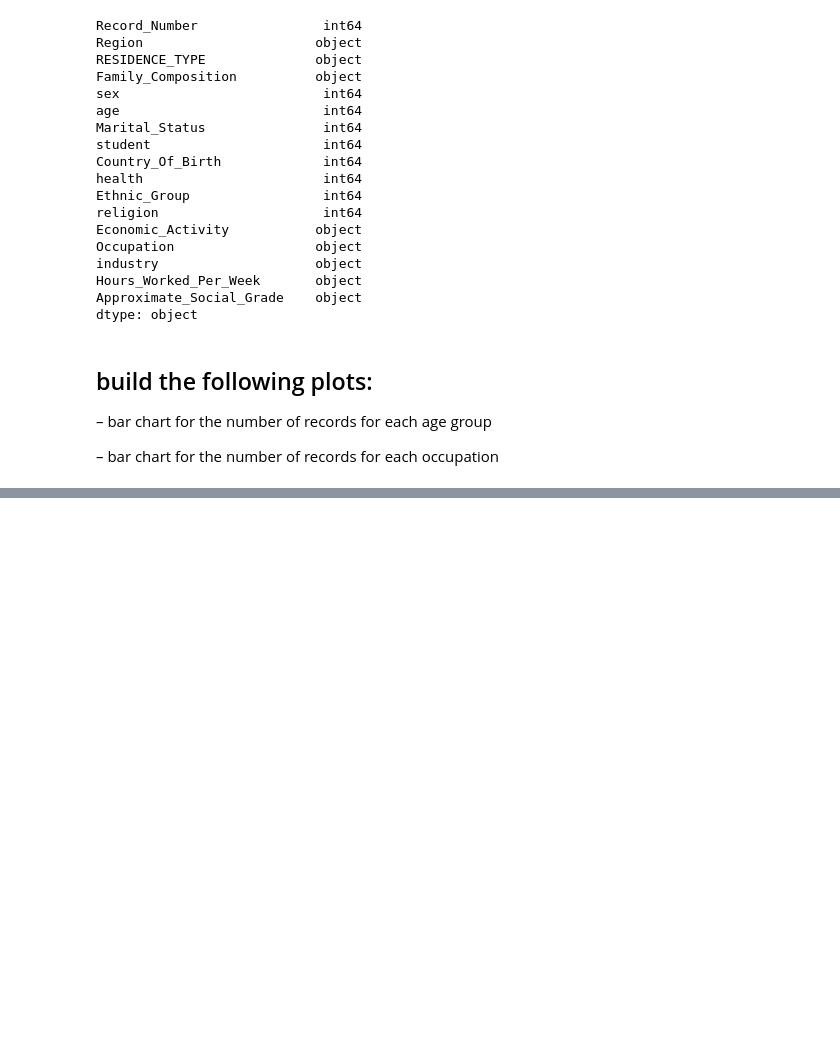
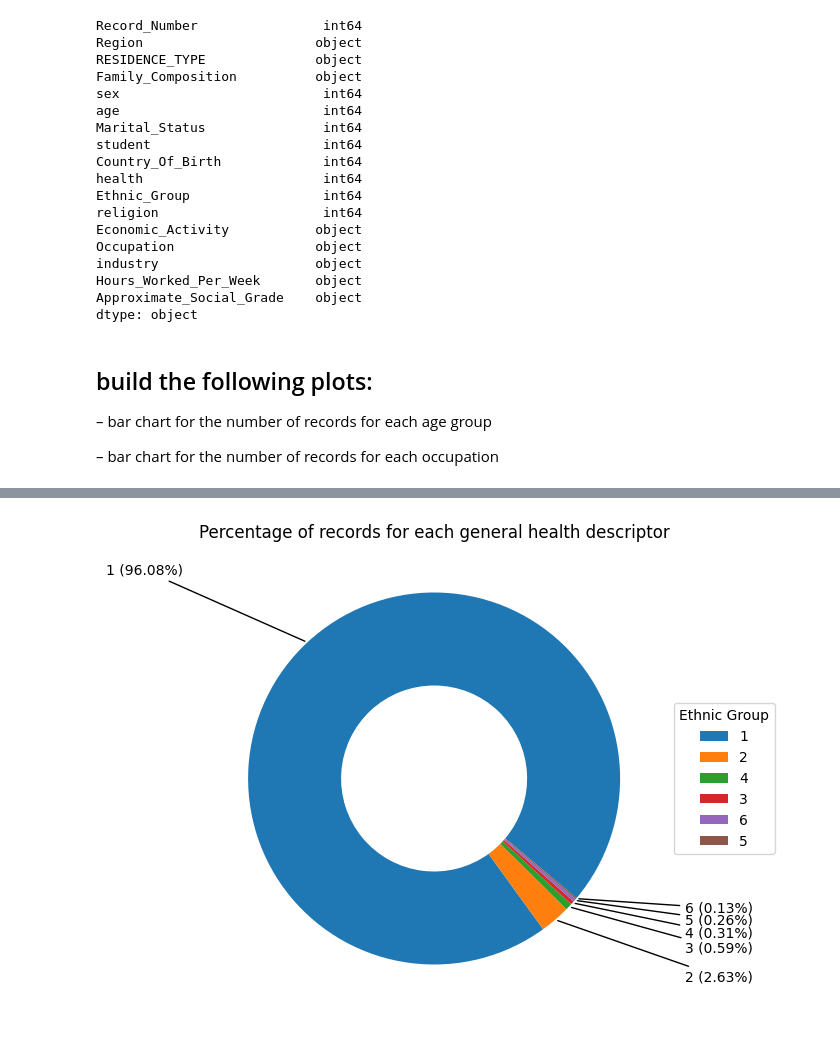
Before and after one commit to RyanStuart1/Python-final-assignment, a Jupyter notebook: notebooks/census2011.ipynb, the cells around one changed output, grey strips where cells are left out. Saved outputs shown, nothing was run; the diff lists cells and outputs as text; code cells hidden in the pictures; blank space fills up the shorter version.

```diff
--- a/notebooks/census2011.ipynb
+++ b/notebooks/census2011.ipynb
@@ -309,0 +296,28 @@ plt.show()
+# %%
+import matplotlib.pyplot as plt
+import pandas as pd
+
+data = pd.read_csv('../data/Refined_Scotland_teaching_file_1PCT.csv')
+
+# Create the pie chart
+plt.figure(figsize=(6, 8))
+wedges, _ = plt.pie(data['Ethnic_Group'].value_counts(), wedgeprops=dict(width=0.5), startangle=-40)
+
+# Annotate wedges with percentages
+for i, p in enumerate(wedges):
+    ang = (p.theta2 - p.theta1) / 2. + p.theta1
+    y = np.sin(np.deg2rad(ang))
+    x = np.cos(np.deg2rad(ang))
+    horizontalalignment = {-1: "right", 1: "left"}[int(np.sign(x))]
+    plt.annotate(f'{i + 1} ({100 * data["Ethnic_Group"].value_counts(normalize=True).values[i]:.2f}%)',
+                 xy=(x, y), xytext=(1.35 * np.sign(x), 1.5 * y + i * 0.05),
+                 horizontalalignment=horizontalalignment, arrowprops=dict(arrowstyle="-"))
+
+# Add legend
+plt.legend(data['Ethnic_Group'].unique(), title="Ethnic Group", loc="center left", bbox_to_anchor=(1, 0, 0.5, 1))
+
+# Set title
+plt.title('Percentage of records for each general health descriptor')
+plt.show()
+# %% [output]
+[figure, added]
```
Also changed, not shown: parts of 13 cells of this notebook.
